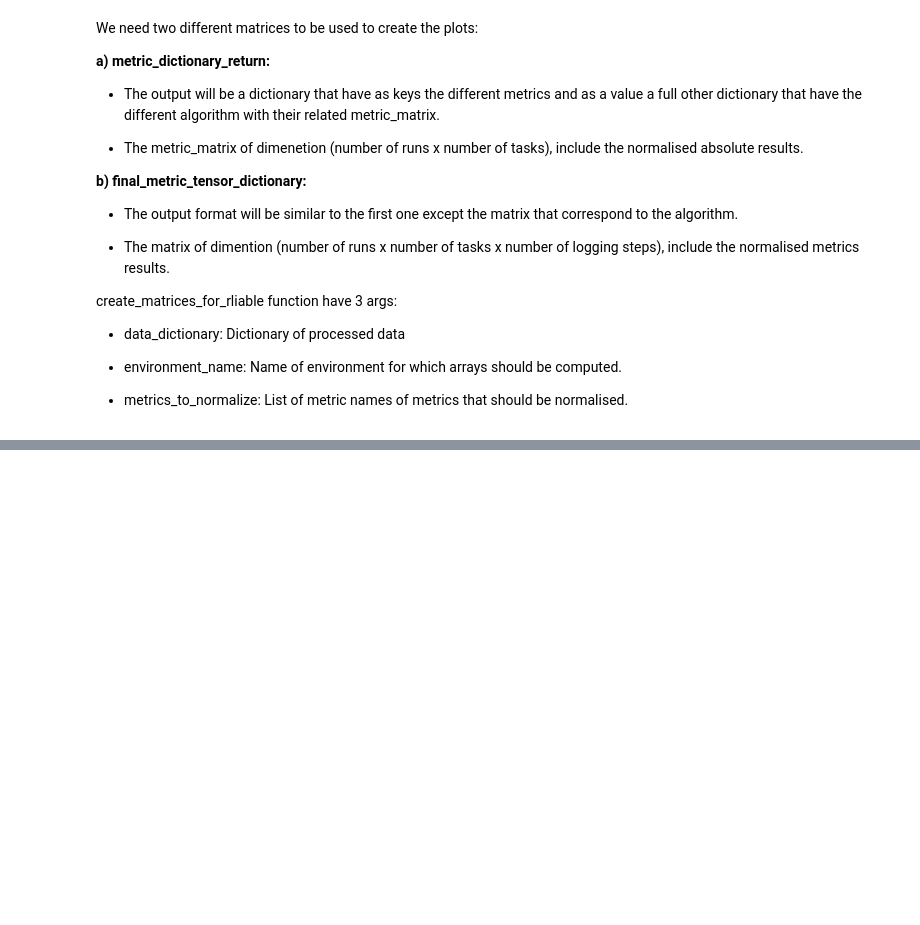
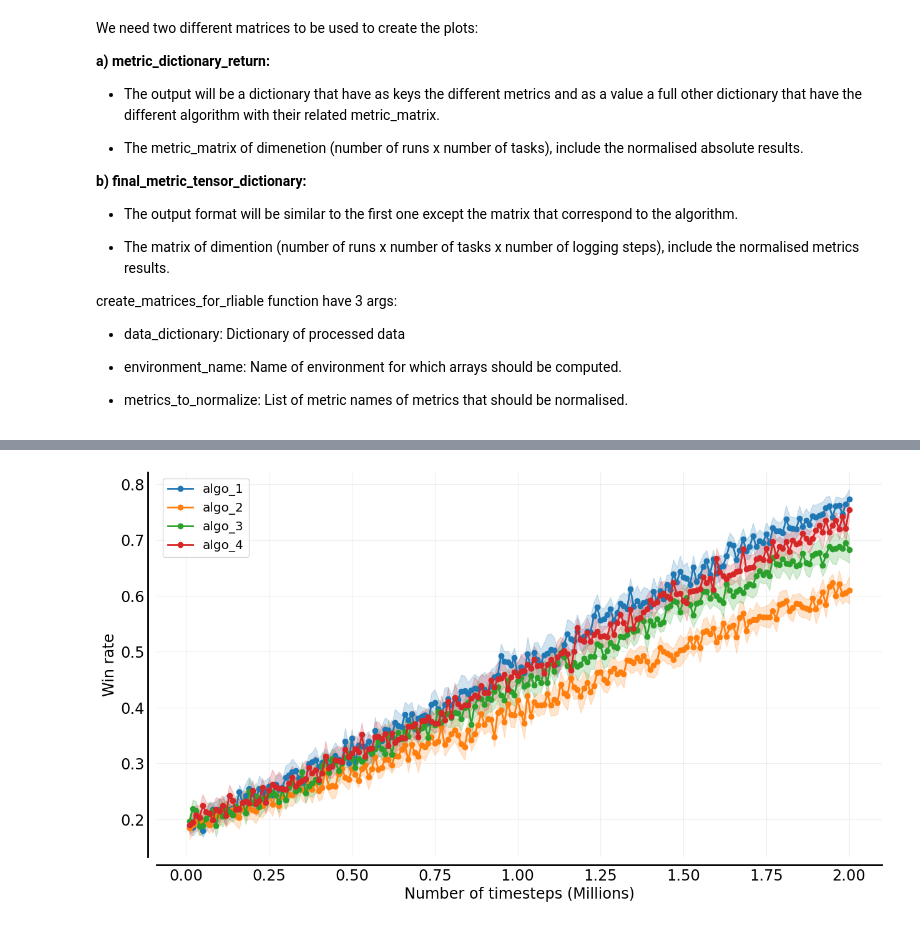
Before and after one commit to instadeepai/marl-eval, a Jupyter notebook: examples/quickstart.ipynb, the cells around one changed output, grey strips where cells are left out. Cells and saved outputs as stored; diff of their text form; code cells hidden in the pictures; blank space fills up the shorter version.

```diff
--- a/examples/quickstart.ipynb
+++ b/examples/quickstart.ipynb
@@ -83,0 +158,8 @@ environment_comparison_matrix, sample_effeciency_matrix = create_matrices_for_rl
+# %%
+fig, _, _ = sample_efficiency_curves(
+    dictionary=sample_effeciency_matrix,
+    metric_name="win_rate",
+    metrics_to_normalize=METRICS_TO_NORMALIZE,
+)
+# %% [output]
+[figure, added]
```
Also changed, not shown: parts of 12 cells of this notebook, 1 other file.
